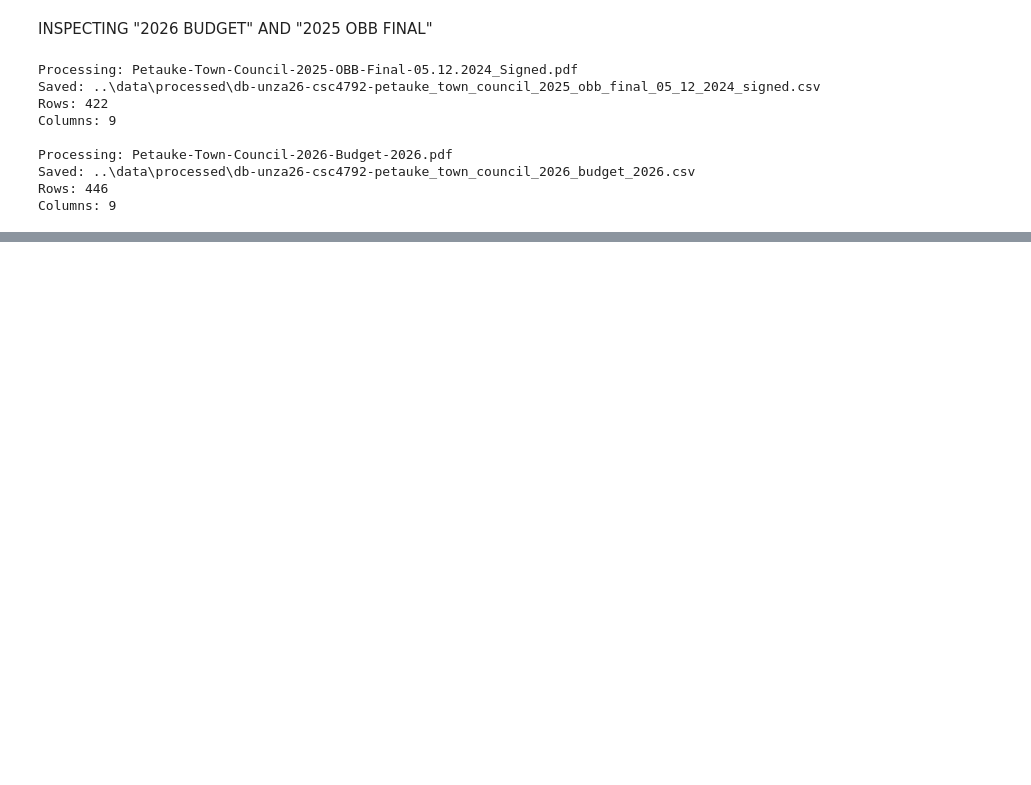
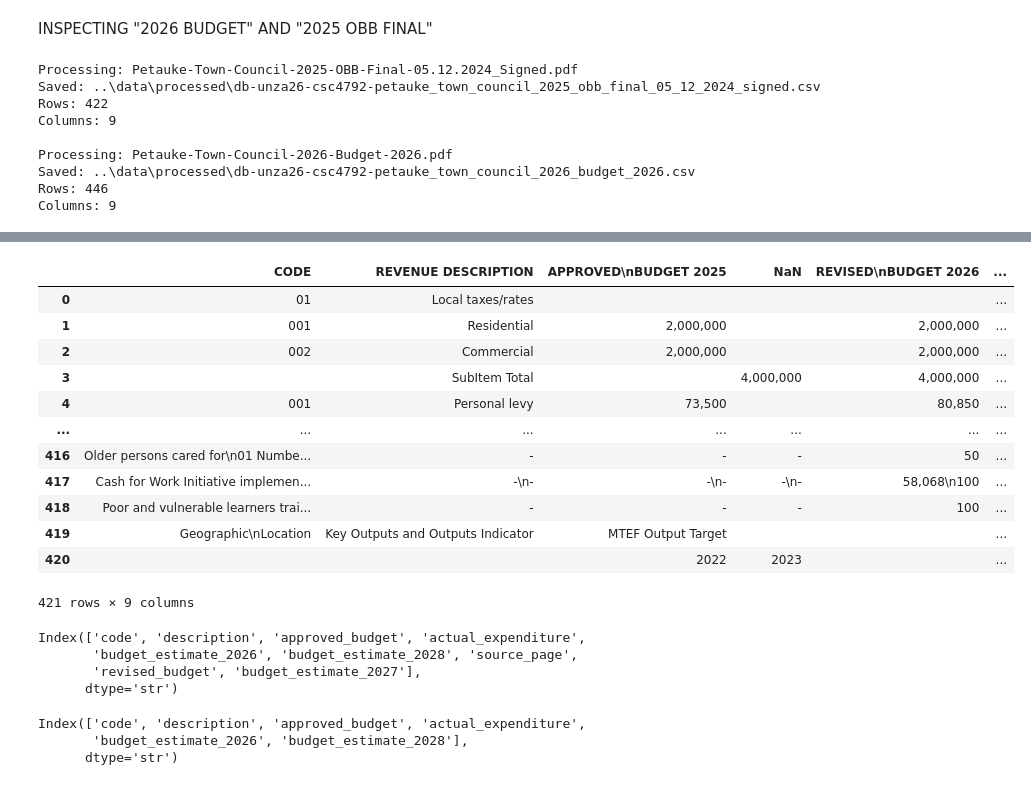
Before and after one commit to blessing-dube73/project_team_31, a Jupyter notebook: notebooks/unza26-csc4792-petauke-council.ipynb, the cells around one changed output, grey strips where cells are left out. Saved outputs shown, nothing was run; the diff lists cells and outputs as text; code cells hidden in the pictures; blank space fills up the shorter version.

```diff
--- a/notebooks/unza26-csc4792-petauke-council.ipynb
+++ b/notebooks/unza26-csc4792-petauke-council.ipynb
@@ -167,3 +192,27 @@ budget_dataset
 obb_dataset.columns = obb_dataset.iloc[0]
 
 obb_dataset = obb_dataset.iloc[1:].reset_index(drop=True)
+# %%
+obb_dataset = obb_dataset.fillna("")
+obb_dataset
+# %% [output]
+|  | CODE | REVENUE DESCRIPTION | APPROVED\nBUDGET 2025 | NaN | REVISED\nBUDGET 2026 | ... |
+| 0 | 01 | Local taxes/rates |  |  |  | ... |
+| 1 | 001 | Residential | 2,000,000 |  | 2,000,000 | ... |
+| 2 | 002 | Commercial | 2,000,000 |  | 2,000,000 | ... |
+| 3 |  | SubItem Total |  | 4,000,000 | 4,000,000 | ... |
+| 4 | 001 | Personal levy | 73,500 |  | 80,850 | ... |
+| ... | ... | ... | ... | ... | ... | ... |
+| 416 | Older persons cared for\n01 Numbe... | - | - | - | 50 | ... |
+| 417 | Cash for Work Initiative implemen... | -\n- | -\n- | -\n- | 58,068\n100 | ... |
+| 418 | Poor and vulnerable learners trai... | - | - | - | 100 | ... |
+| 419 | Geographic\nLocation | Key Outputs and Outputs Indicator | MTEF Output Target |  |  | ... |
+| 420 |  |  | 2022 | 2023 |  | ... |
+421 rows × 9 columns
+# %%
+obb_dataset.columns
+# %% [output]
+Index(['code', 'description', 'approved_budget', 'actual_expenditure',
+       'budget_estimate_2026', 'budget_estimate_2028', 'source_page',
+       'revised_budget', 'budget_estimate_2027'],
+      dtype='str')
@@ -169,0 +224,6 @@ obb_dataset = obb_dataset.iloc[1:].reset_index(drop=True)
+# %%
+obb_dataset.columns
+# %% [output]
+Index(['code', 'description', 'approved_budget', 'actual_expenditure',
+       'budget_estimate_2026', 'budget_estimate_2028'],
+      dtype='str')
```
Also changed, not shown: parts of 130 cells of this notebook.
